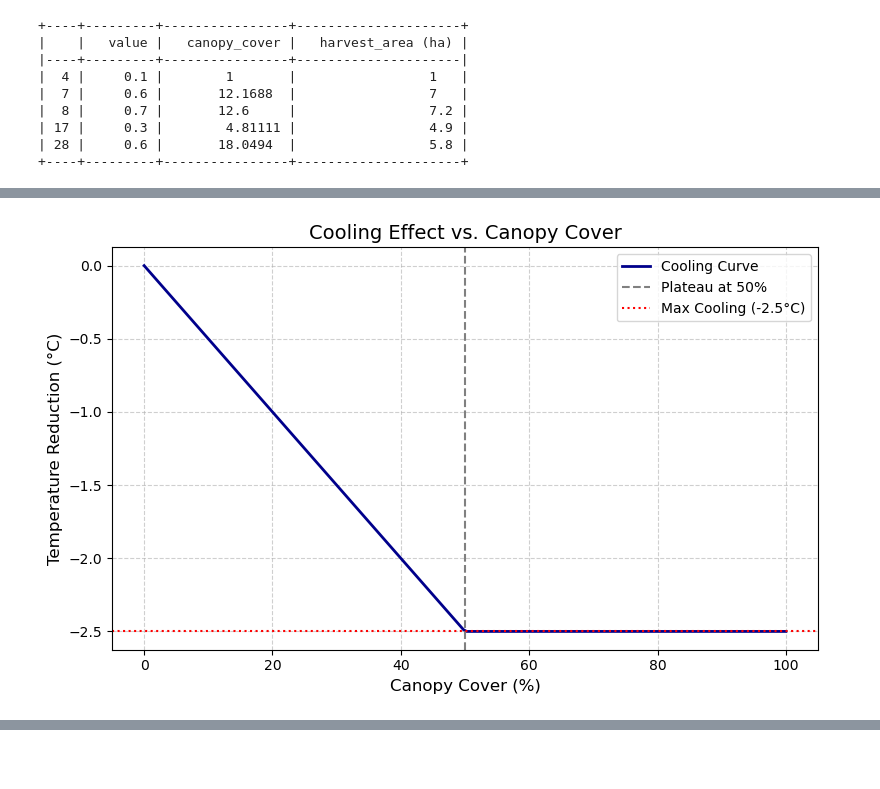
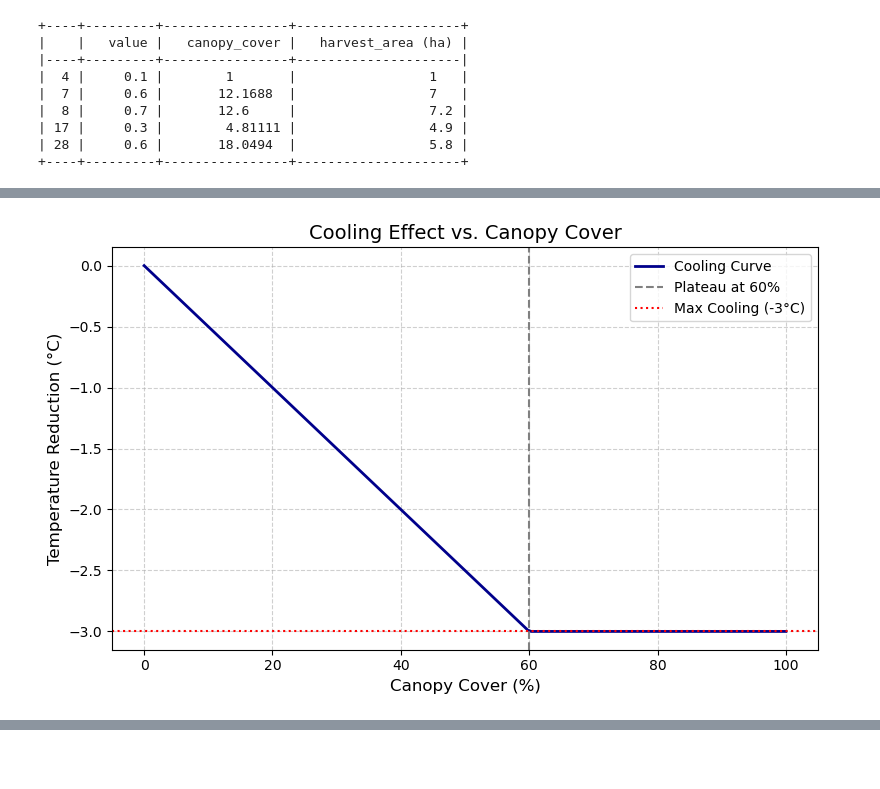
Before and after one commit to zeliest/coffee_banana_cacao_climate_risk, a Jupyter notebook: CostBenefit_CanopyCover.ipynb, the cells around one changed output, grey strips where cells are left out. Cells and saved outputs as stored; diff of their text form; code cells hidden in the pictures.

```diff
--- a/CostBenefit_CanopyCover.ipynb
+++ b/CostBenefit_CanopyCover.ipynb
@@ -177,27 +192,27 @@ tas_gs, hurs_gs = load_isimip_multi_and_subset(tas_files,
 # %%
 from utils_cb import canopy_cooling
 import numpy as np
 
 # Plot the cooling function
-canopy = np.linspace(0, 100, 200)
-max_cooling = 2.5  # Updated max cooling
-plateau_at = 50    # Updated plateau point
-cooling = canopy_cooling(canopy, max_cooling=max_cooling, plateau_at=plateau_at)
+canopy = np.linspace(0, 100, 200) # Canopy cover from 0% to 100%
+max_cooling = 3  # Max cooling temperature in °C
+plateau_at = 60    # Plateau point for the cooling function in percentage
+cooling = canopy_cooling(canopy, max_cooling=max_cooling, plateau_at=plateau_at) # helper function to calculate cooling effect
 
 # Plot
 plt.figure(figsize=(8, 5))
 plt.plot(canopy, cooling, label='Cooling Curve', color='darkblue', linewidth=2)
 plt.axvline(plateau_at, color='gray', linestyle='--', label=f'Plateau at {plateau_at}%')
 plt.axhline(-max_cooling, color='red', linestyle=':', label=f'Max Cooling (-{max_cooling}°C)')
 
 # Styling
 plt.title('Cooling Effect vs. Canopy Cover', fontsize=14)
 plt.xlabel('Canopy Cover (%)', fontsize=12)
 plt.ylabel('Temperature Reduction (°C)', fontsize=12)
 plt.grid(True, linestyle='--', alpha=0.6)
 plt.legend()
 plt.tight_layout()
 
 plt.show()
 # %% [output]
-[figure, old version]
+[figure, new version]
```
Also changed, not shown: parts of 73 cells of this notebook, 1 other file.
